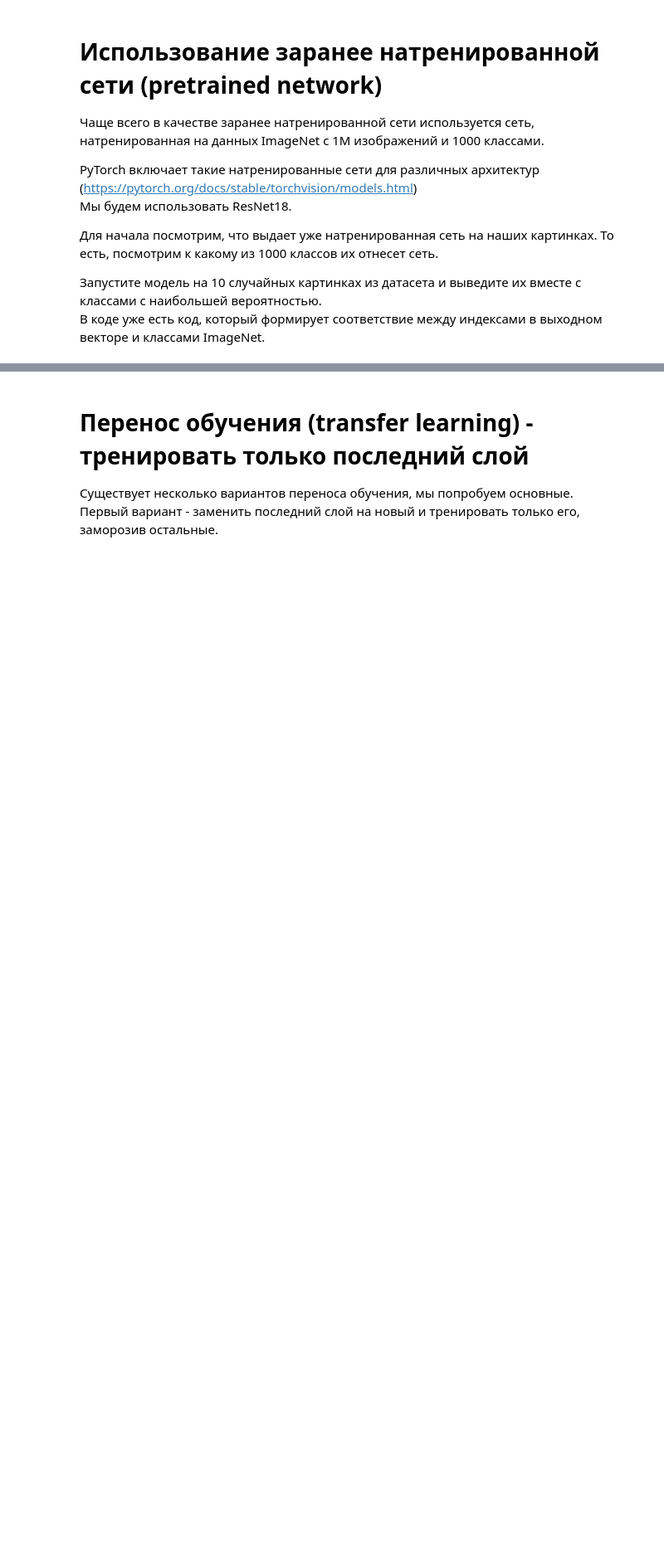
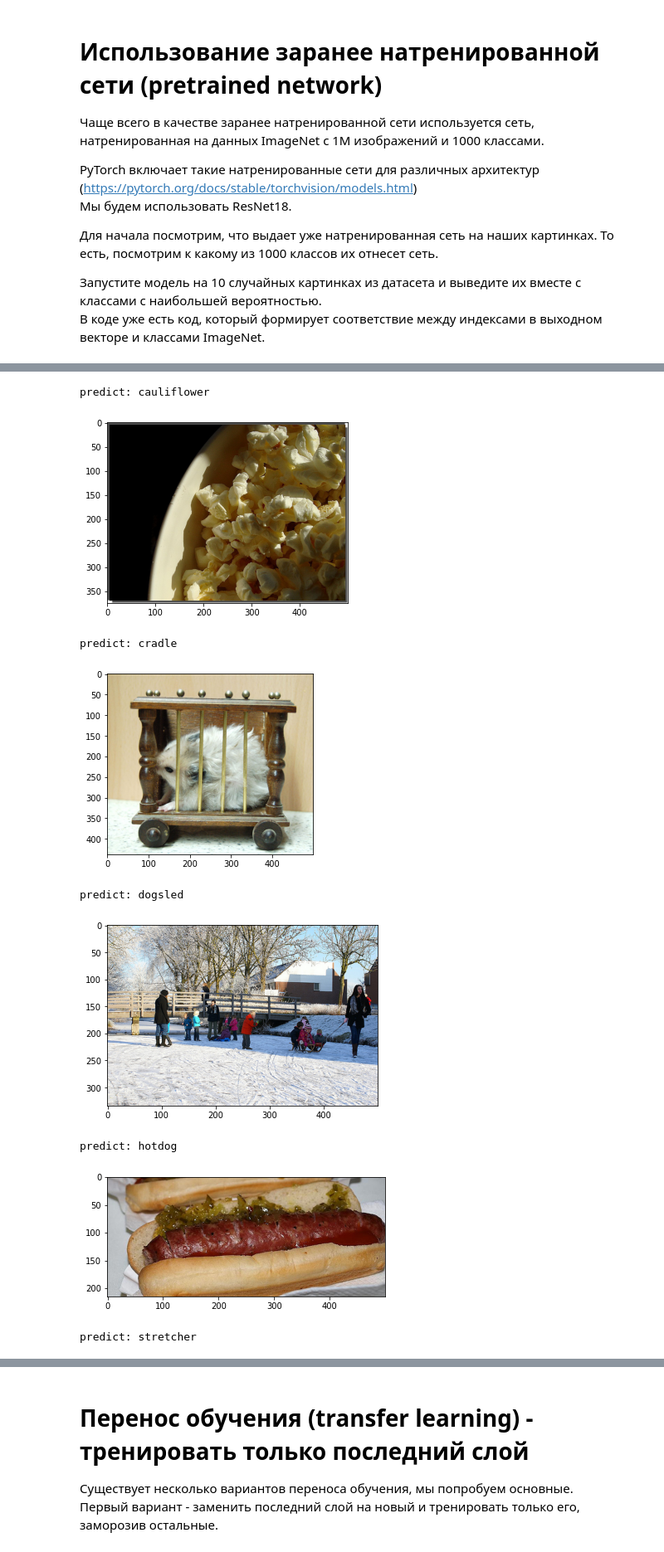
Before and after one commit to Eldervald/dlcourse_ai, a Jupyter notebook: assignments/assignment4/HotdogOrNot.ipynb, the cells around one changed output, grey strips where cells are left out. Shown at 83% size. Saved outputs shown, nothing was run; the diff lists cells and outputs as text; code cells hidden in the pictures; blank space fills up the shorter version.

```diff
--- a/assignments/assignment4/HotdogOrNot.ipynb
+++ b/assignments/assignment4/HotdogOrNot.ipynb
@@ -233,5 +273,14 @@ def load_imagenet_classes():
     return { int(k): v[-1] for k, v in classes.items()}
 
 model = models.resnet18(pretrained=True)
+model.eval()
+id_to_class = load_imagenet_classes()
 
-# TODO: Run this model on 10 random images of your dataset and visualize what it predicts
+for idx in np.random.choice(len(orig_dataset), 10, replace=False):
+    img, _, _ = train_dataset[idx]
+    img = img.resize(1, 3, 224, 224)
+    predictions = model(img)
+    print("predict: {}".format(id_to_class[torch.argmax(predictions).item()]))
+    plt.imshow(orig_dataset[idx][0])
+    plt.show()
+# %% [output]
@@ -237,0 +288,9 @@ model = models.resnet18(pretrained=True)
+predict: cauliflower
+[figure, added]
+predict: cradle
+[figure, added]
+predict: dogsled
+[figure, added]
+predict: hotdog
+[figure, added]
+predict: stretcher
```
Also changed, not shown: parts of 21 cells of this notebook.
